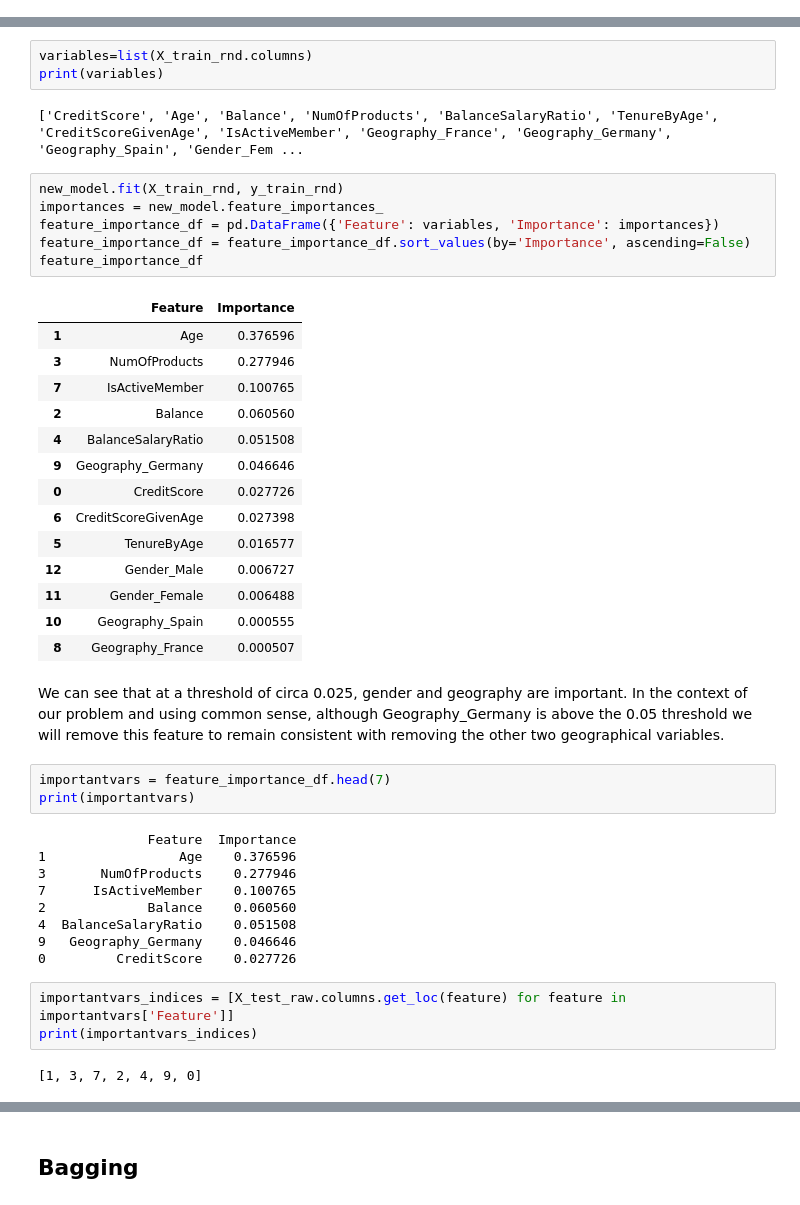
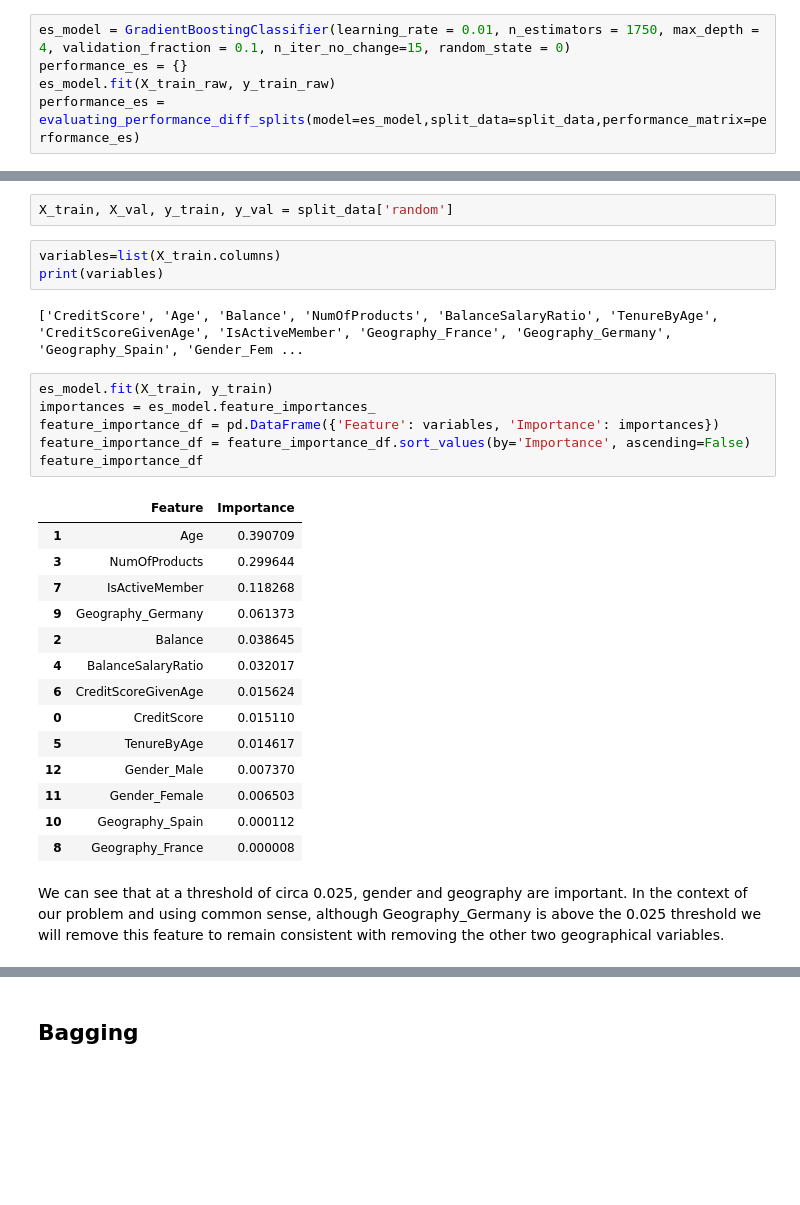
Before and after one commit to djjjones6/Group_Assessment_1, a Jupyter notebook: DaveJ/Gradient Boosting.ipynb, the cells around one changed output, grey strips where cells are left out. Drawn from its saved outputs; the diff is of its cells as text; blank space fills up the shorter version.

```diff
--- a/DaveJ/Gradient Boosting.ipynb
+++ b/DaveJ/Gradient Boosting.ipynb
@@ -285,0 +297,5 @@ Although we are generally seeing an uptick in the recall and f1-scores across al
+# %%
+es_model = GradientBoostingClassifier(learning_rate = 0.01, n_estimators = 1750, max_depth = 4, validation_fraction = 0.1, n_iter_no_change=15, random_state = 0)
+performance_es = {}
+es_model.fit(X_train_raw, y_train_raw)
+performance_es = evaluating_performance_diff_splits(model=es_model,split_data=split_data,performance_matrix=performance_es)
@@ -294,45 +315,30 @@ X_train_rnd, X_val_rnd, y_train_rnd, y_val_rnd = split_data['random']
+# %%
+X_train, X_val, y_train, y_val = split_data['random']
 # %%
-variables=list(X_train_rnd.columns)
+variables=list(X_train.columns)
 print(variables)
 # %% [output]
 ['CreditScore', 'Age', 'Balance', 'NumOfProducts', 'BalanceSalaryRatio', 'TenureByAge', 'CreditScoreGivenAge', 'IsActiveMember', 'Geography_France', 'Geography_Germany', 'Geography_Spain', 'Gender_Fem ...
 # %%
-new_model.fit(X_train_rnd, y_train_rnd)
-importances = new_model.feature_importances_
+es_model.fit(X_train, y_train)
+importances = es_model.feature_importances_
 feature_importance_df = pd.DataFrame({'Feature': variables, 'Importance': importances})
 feature_importance_df = feature_importance_df.sort_values(by='Importance', ascending=False)
 feature_importance_df
 # %% [output]
 |  | Feature | Importance |
-| 1 | Age | 0.376596 |
-| 3 | NumOfProducts | 0.277946 |
-| 7 | IsActiveMember | 0.100765 |
-| 2 | Balance | 0.060560 |
-| 4 | BalanceSalaryRatio | 0.051508 |
-| 9 | Geography_Germany | 0.046646 |
-| 0 | CreditScore | 0.027726 |
-| 6 | CreditScoreGivenAge | 0.027398 |
-| 5 | TenureByAge | 0.016577 |
-| 12 | Gender_Male | 0.006727 |
-| 11 | Gender_Female | 0.006488 |
-| 10 | Geography_Spain | 0.000555 |
-| 8 | Geography_France | 0.000507 |
+| 1 | Age | 0.390709 |
+| 3 | NumOfProducts | 0.299644 |
+| 7 | IsActiveMember | 0.118268 |
+| 9 | Geography_Germany | 0.061373 |
+| 2 | Balance | 0.038645 |
+| 4 | BalanceSalaryRatio | 0.032017 |
+| 6 | CreditScoreGivenAge | 0.015624 |
+| 0 | CreditScore | 0.015110 |
+| 5 | TenureByAge | 0.014617 |
+| 12 | Gender_Male | 0.007370 |
+| 11 | Gender_Female | 0.006503 |
+| 10 | Geography_Spain | 0.000112 |
+| 8 | Geography_France | 0.000008 |
 # %% [markdown]
-We can see that at a threshold of circa 0.025, gender and geography are important. In the context of our problem and using common sense, although Geography_Germany is above the 0.05 threshold we will remove this feature to remain consistent with removing the other two geographical variables.
+We can see that at a threshold of circa 0.025, gender and geography are important. In the context of our problem and using common sense, although Geography_Germany is above the 0.025 threshold we will remove this feature to remain consistent with removing the other two geographical variables.
-# %%
-importantvars = feature_importance_df.head(7)
-print(importantvars)
-# %% [output]
-              Feature  Importance
-1                 Age    0.376596
-3       NumOfProducts    0.277946
-7      IsActiveMember    0.100765
-2             Balance    0.060560
-4  BalanceSalaryRatio    0.051508
-9   Geography_Germany    0.046646
-0         CreditScore    0.027726
-# %%
-importantvars_indices = [X_test_raw.columns.get_loc(feature) for feature in importantvars['Feature']]
-print(importantvars_indices)
-# %% [output]
-[1, 3, 7, 2, 4, 9, 0]
```
Also changed, not shown: parts of 19 cells of this notebook.
